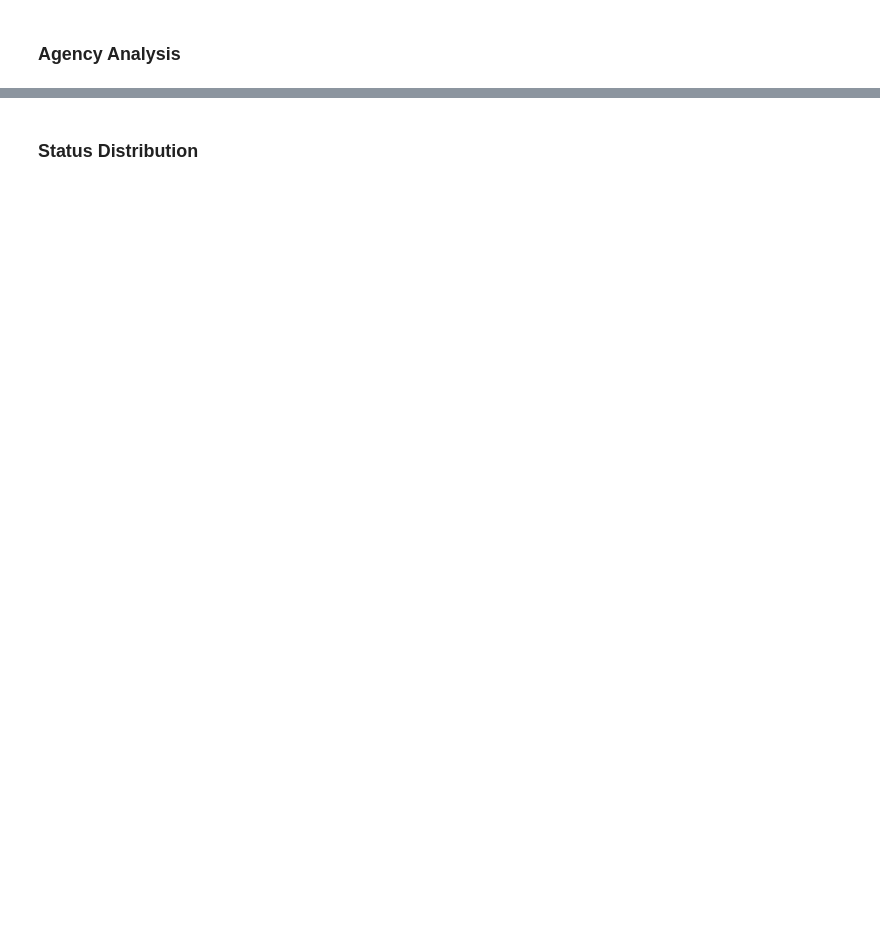
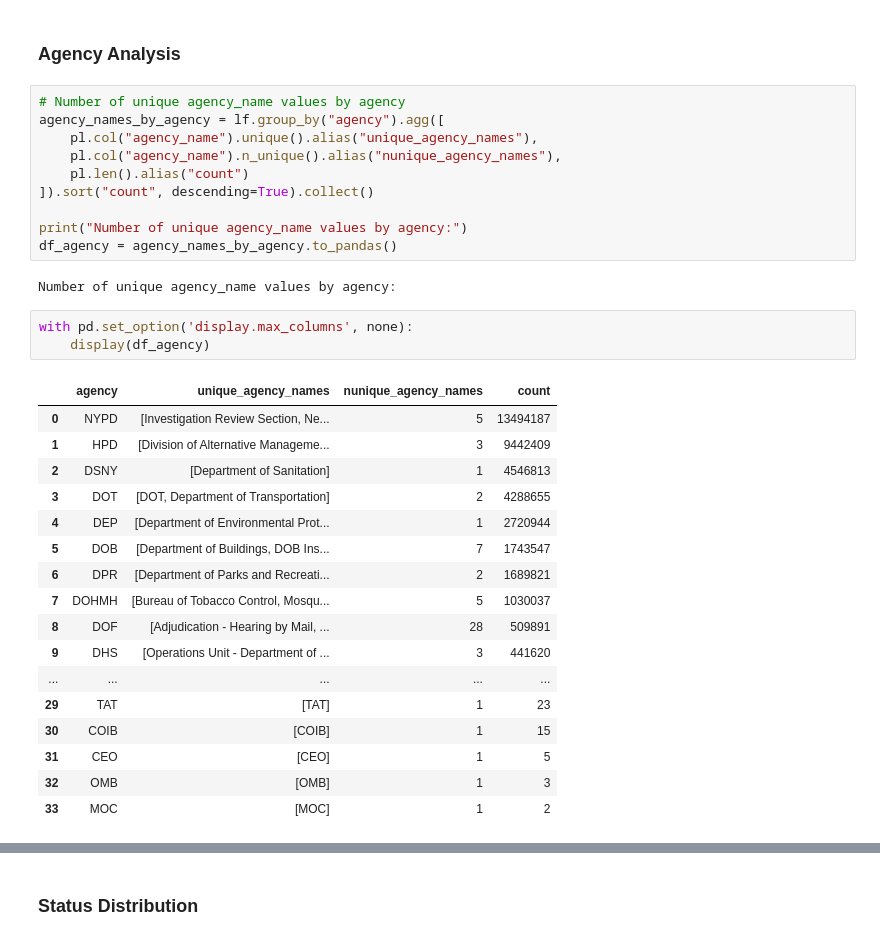
Before and after one commit to goravk95/311-service-requests, a Jupyter notebook: notebooks/Basic EDA.ipynb, the cells around one changed output, grey strips where cells are left out. Drawn from its saved outputs; the diff is of its cells as text; blank space fills up the shorter version.

```diff
--- a/notebooks/Basic EDA.ipynb
+++ b/notebooks/Basic EDA.ipynb
@@ -241,4 +235,37 @@ by_borough
 # %% [markdown]
 ### Agency Analysis
+# %%
+# Number of unique agency_name values by agency
+agency_names_by_agency = lf.group_by("agency").agg([
+    pl.col("agency_name").unique().alias("unique_agency_names"),
+    pl.col("agency_name").n_unique().alias("nunique_agency_names"),
+    pl.len().alias("count")
+]).sort("count", descending=True).collect()
+
+print("Number of unique agency_name values by agency:")
+df_agency = agency_names_by_agency.to_pandas()
+# %% [output]
+Number of unique agency_name values by agency:
+# %%
+with pd.set_option('display.max_columns', none):
+    display(df_agency)
+# %% [output]
+|  | agency | unique_agency_names | nunique_agency_names | count |
+| 0 | NYPD | [Investigation Review Section, Ne... | 5 | 13494187 |
+| 1 | HPD | [Division of Alternative Manageme... | 3 | 9442409 |
+| 2 | DSNY | [Department of Sanitation] | 1 | 4546813 |
+| 3 | DOT | [DOT, Department of Transportation] | 2 | 4288655 |
+| 4 | DEP | [Department of Environmental Prot... | 1 | 2720944 |
+| 5 | DOB | [Department of Buildings, DOB Ins... | 7 | 1743547 |
+| 6 | DPR | [Department of Parks and Recreati... | 2 | 1689821 |
+| 7 | DOHMH | [Bureau of Tobacco Control, Mosqu... | 5 | 1030037 |
+| 8 | DOF | [Adjudication - Hearing by Mail, ... | 28 | 509891 |
+| 9 | DHS | [Operations Unit - Department of ... | 3 | 441620 |
+| ... | ... | ... | ... | ... |
+| 29 | TAT | [TAT] | 1 | 23 |
+| 30 | COIB | [COIB] | 1 | 15 |
+| 31 | CEO | [CEO] | 1 | 5 |
+| 32 | OMB | [OMB] | 1 | 3 |
+| 33 | MOC | [MOC] | 1 | 2 |
 # %%
 # Top agencies handling requests
```
Also changed, not shown: parts of 27 cells of this notebook, 1 other file.
